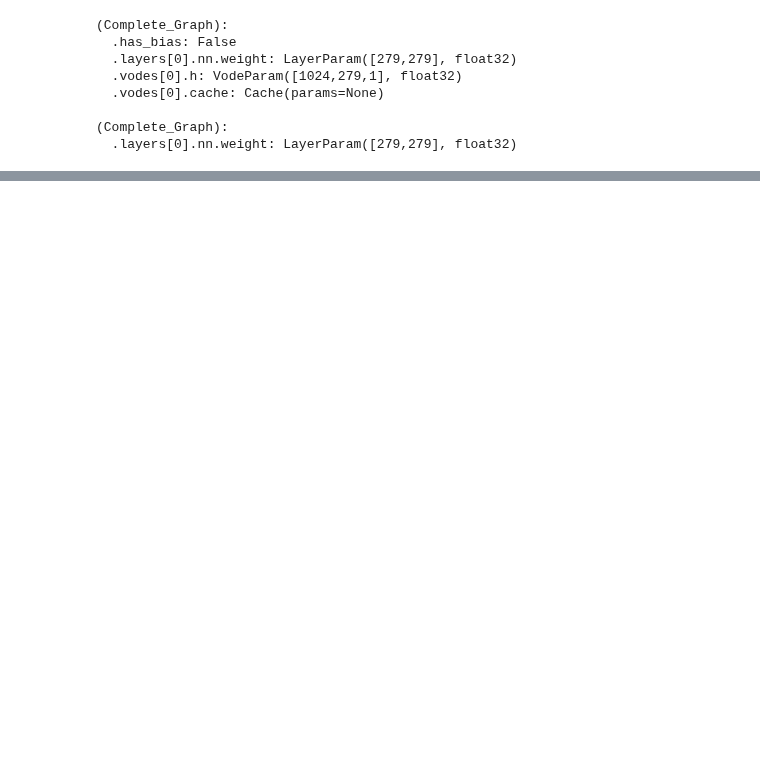
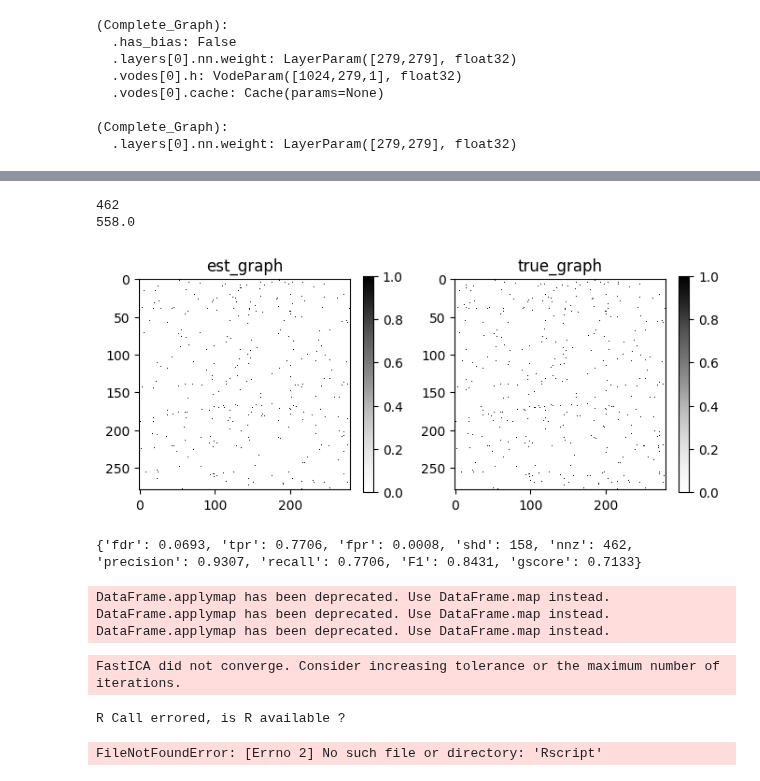
Before and after one commit to liukidar/pcx, a Jupyter notebook: examples/8_causal_connectome_luca.ipynb, the cells around one changed output, grey strips where cells are left out. Cells and saved outputs as stored; diff of their text form; code cells hidden in the pictures; blank space fills up the shorter version.

```diff
--- a/examples/8_causal_connectome_luca.ipynb
+++ b/examples/8_causal_connectome_luca.ipynb
@@ -490,0 +572,18 @@ plot_adjacency_matrix(model.get_W(), title='Est. Graph')
+# %%
+print(np.sum(B_est))
+print(np.sum(B_true))
+# %% [output]
+462
+558.0
+# %%
+# plot est_dag and true_dag
+GraphDAG(B_est, B_true)
+# calculate accuracy
+met_pcax = MetricsDAG(B_est, B_true)
+print(met_pcax.metrics)
+# %% [output]
+[figure, added]
+{'fdr': 0.0693, 'tpr': 0.7706, 'fpr': 0.0008, 'shd': 158, 'nnz': 462, 'precision': 0.9307, 'recall': 0.7706, 'F1': 0.8431, 'gscore': 0.7133}
+DataFrame.applymap has been deprecated. Use DataFrame.map instead.
+DataFrame.applymap has been deprecated. Use DataFrame.map instead.
+DataFrame.applymap has been deprecated. Use DataFrame.map instead.
@@ -490,0 +595,5 @@ plot_adjacency_matrix(model.get_W(), title='Est. Graph')
+# %%
+icalingam = ICALiNGAM(max_iter=5000) # default max_iter=1000 does not converge
+icalingam.learn(X)
+# %% [output]
+FastICA did not converge. Consider increasing tolerance or the maximum number of iterations.
@@ -490,0 +604,7 @@ plot_adjacency_matrix(model.get_W(), title='Est. Graph')
+# %%
+from cdt.causality.graph import PC
+pc = PC()
+pc.create_graph_from_data(X_df)
+# %% [output]
+R Call errored, is R available ?
+FileNotFoundError: [Errno 2] No such file or directory: 'Rscript'
```
Also changed, not shown: parts of 19 cells of this notebook, 1 other file.
